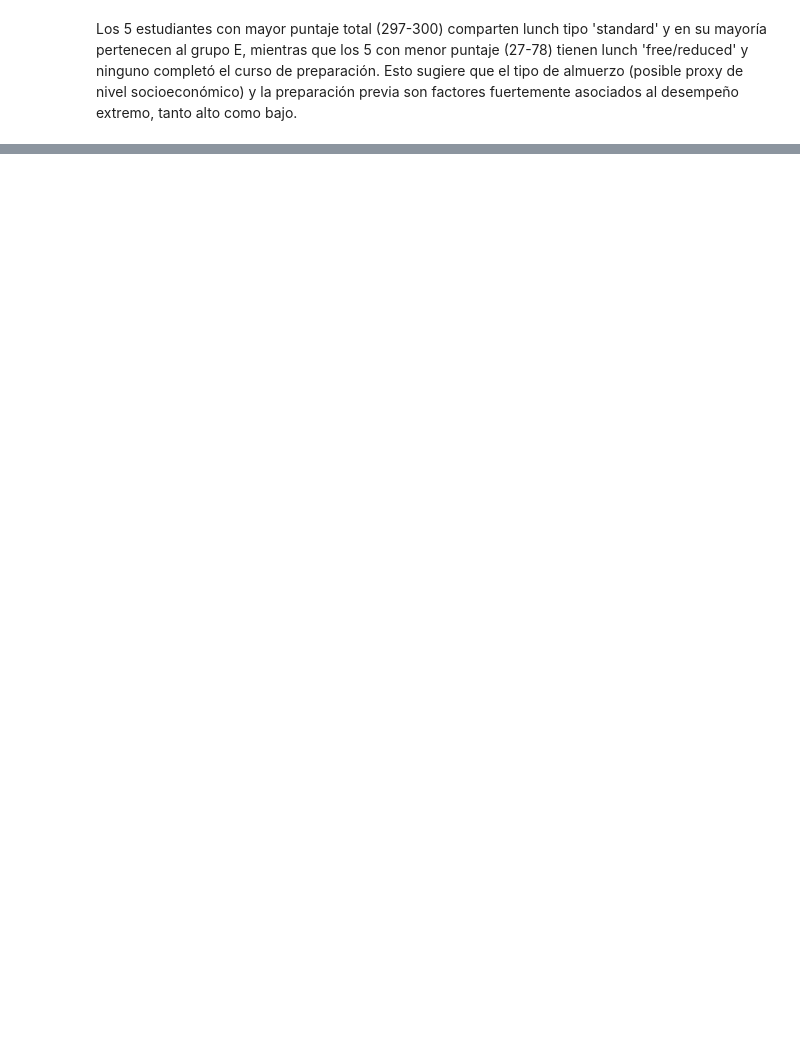
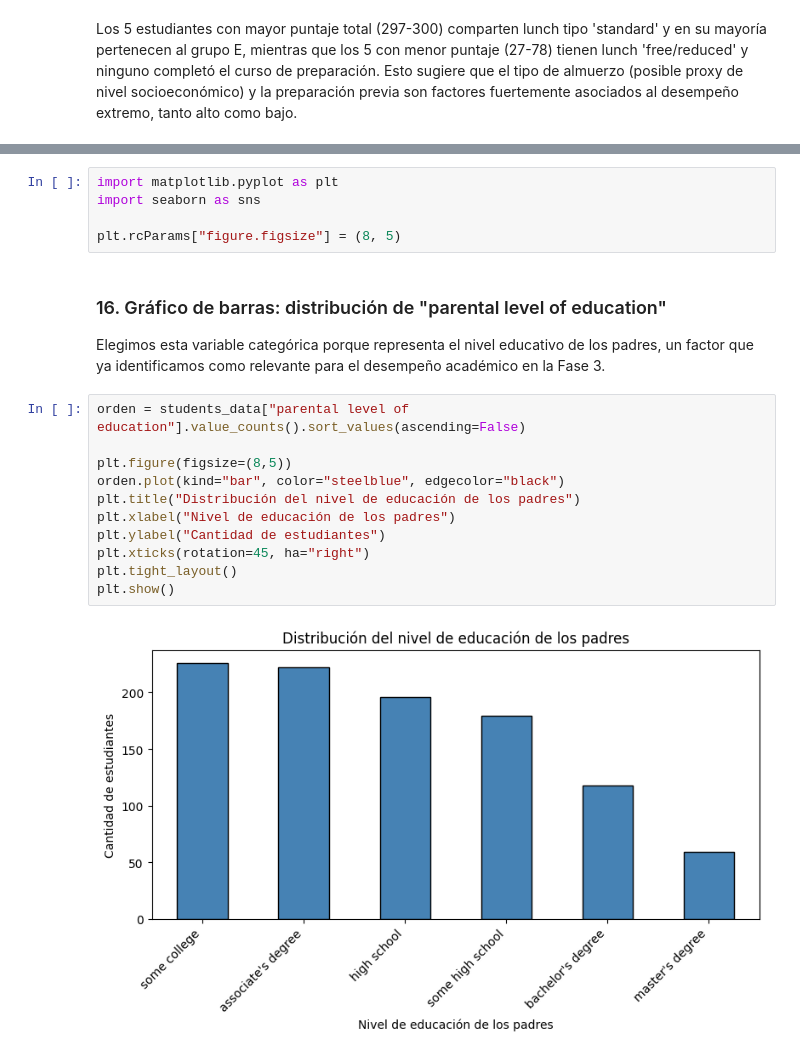
Before and after one commit to Salazar1022/machine-learning-workshop-1, a Jupyter notebook: workshop1.ipynb, the cells around one changed output, grey strips where cells are left out. Drawn from its saved outputs; the diff is of its cells as text; blank space fills up the shorter version.

Commit message:
Phase 4 done. Graphics and explanations added

```diff
--- a/workshop1.ipynb
+++ b/workshop1.ipynb
@@ -512,0 +517,22 @@ Los 5 estudiantes con mayor puntaje total (297-300) comparten lunch tipo 'standa
+# %%
+import matplotlib.pyplot as plt
+import seaborn as sns
+
+plt.rcParams["figure.figsize"] = (8, 5)
+# %% [markdown]
+### 16. Gráfico de barras: distribución de "parental level of education"
+
+Elegimos esta variable categórica porque representa el nivel educativo de los padres, un factor que ya identificamos como relevante para el desempeño académico en la Fase 3.
+# %%
+orden = students_data["parental level of education"].value_counts().sort_values(ascending=False)
+
+plt.figure(figsize=(8,5))
+orden.plot(kind="bar", color="steelblue", edgecolor="black")
+plt.title("Distribución del nivel de educación de los padres")
+plt.xlabel("Nivel de educación de los padres")
+plt.ylabel("Cantidad de estudiantes")
+plt.xticks(rotation=45, ha="right")
+plt.tight_layout()
+plt.show()
+# %% [output]
+[figure, added]
```
Also changed, not shown: parts of 32 cells of this notebook, 1 other file.
